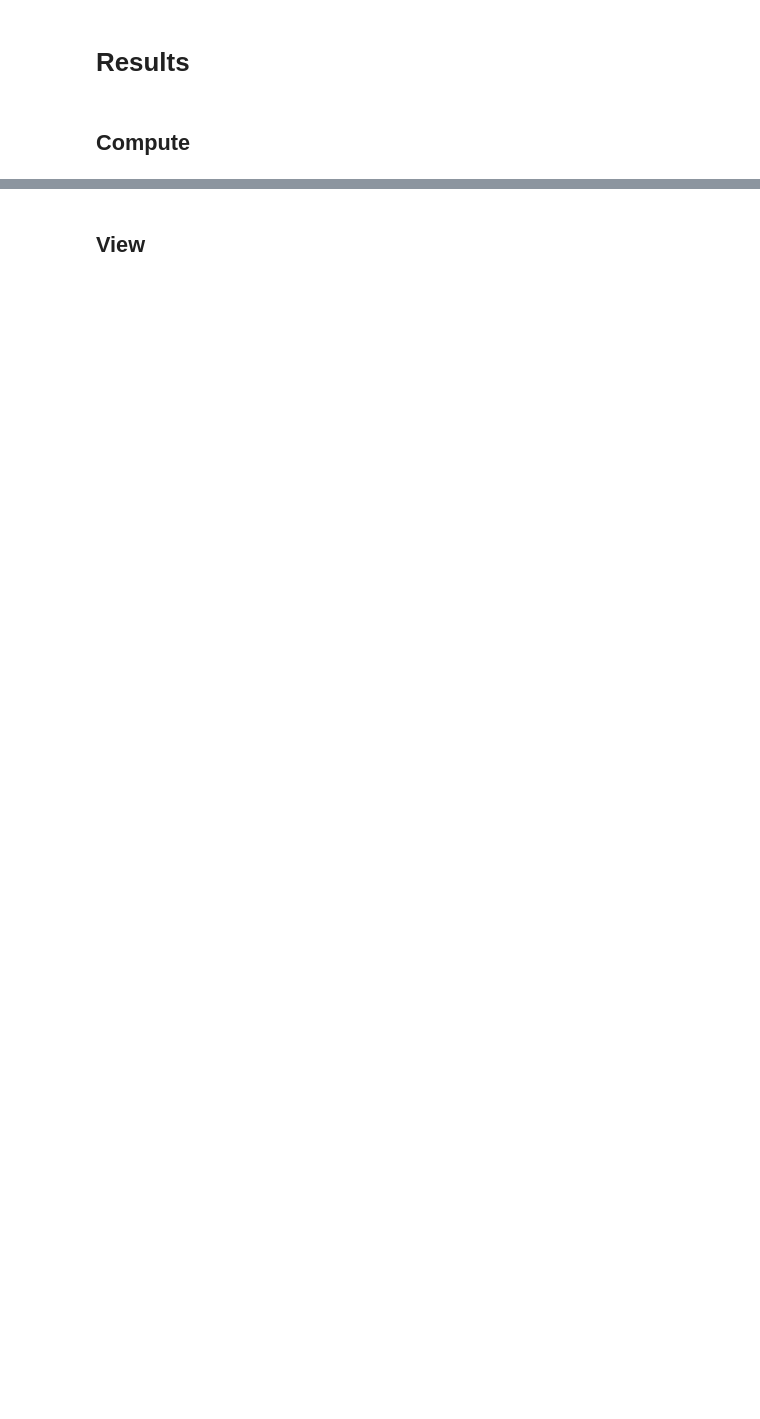
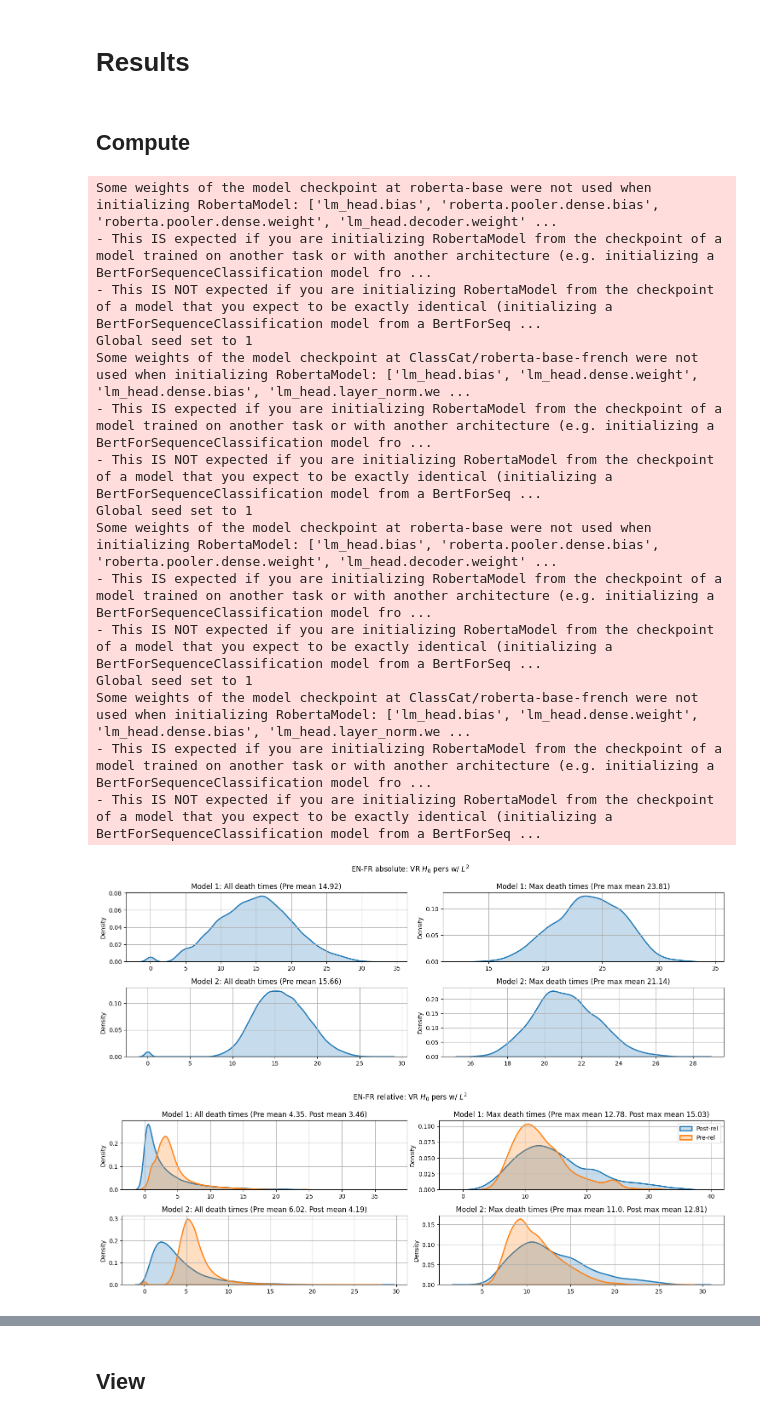
Before and after one commit to AGarciaCast/Topo_Reg_Relative_Rep, a Jupyter notebook: topo_multilingual_stitching.ipynb, the cells around one changed output, grey strips where cells are left out. Cells and saved outputs as stored; diff of their text form; code cells hidden in the pictures; blank space fills up the shorter version.

```diff
--- a/topo_multilingual_stitching.ipynb
+++ b/topo_multilingual_stitching.ipynb
@@ -482,16 +482,16 @@ train_network("fr", mode="relative", seed=1, test=True, topo=None)
 # %%
-SEEDS = [0, 1]
+SEEDS = [0,1]
 run = True
 
 if run:
     for seed in tqdm(SEEDS, leave=False, desc="seed"):
         for embedding_type in tqdm(["relative"], leave=False, desc="embedding_type"):
             for mode in ["vanilla"]:
-                for train_lang in tqdm(["en", "fr"], leave=False, desc="lang"):
+                for train_lang in tqdm(["en"], leave=False, desc="lang"):
                     model = LitTopoRelRoberta.load_from_checkpoint(
                                   CHECKPOINT_PATH /
                                   f"{'fine_grained' if fine_grained else 'coarse_grained'}/{mode}_linear_{train_lang}_{embedding_type}_seed{seed}" /
-                                  "lightning_logs/version_0/checkpoints/best.ckpt",
+                                  "lightning_logs/version_0/checkpoints/full-v1.ckpt",
                                    linear=True)
 
                     with open(CHECKPOINT_PATH /
@@ -506,7 +506,7 @@ if run:
 
 
                     res = test_model(model, test_lang2dataloader[train_lang][0])
-                    with open("res.txt", "a") as f:
+                    """ with open("res.txt", "a") as f:
                         f.write(f"-------------###-------------\n")
 
                         f.write(f"precision {res[0]}\n")
@@ -514,14 +514,14 @@ if run:
                         f.write(f"acc {res[2]}\n")
                         f.write(f"fscore {res[3]}\n")
                         f.write(f"mae {res[4]}\n")
-
+                    """
 
                     print("precision", res[0])
                     print("recall", res[1])
                     print("acc", res[2])
                     print("fscore", res[3])
                     print("mae", res[4])
-
+                    """
                     title = f"{train_lang.upper()} {embedding_type}: VR " + r"$H_0$" + " pers w/ " + r"$L^2$"
                     if mode == "topo":
                         title+= f" ({topo[0]}, "+ r"$\lambda={}$, ".format(topo[3]) + r"$\beta={}$)".format(topo[2])
@@ -530,5 +530,5 @@ if run:
                      FIG_PATH / f"rel_{mode}"/
                      f"{'fine_grained' if fine_grained else 'coarse_grained'}/best_full_topo_dist_linear/{train_lang}_{embedding_type}_seed{seed}.png",
                      title=title,
-                     pers="L_2", plot_topo=True, relative=is_rel);
+                     pers="L_2", plot_topo=True, relative=is_rel);"""
 # %% [output]
@@ -621,17 +595,15 @@ numeric_results = {
     },
 }
 
-pers = "L_2"
-langs= ["en", "fr"]
-embeddings = ["absolute"]
-modes = ["vanilla"]
+
 
 pers = "L_2"
 langs= ["en", "fr"]
+modes = ["vanilla"]
 embeddings = ["absolute", "relative"]
-check_best = False
+check_best = True
 
-for seed in [0]:
+for seed in [1]:
     models = {
         train_mode: {
             embedding_type: {
@@ -696,13 +668,13 @@ for seed in [0]:
 
 
                         if relative:
-                          model_dec.anchor_dataloader = anchors_lang2dataloader[dec_lang]
+                            model_dec.anchor_dataloader = anchors_lang2dataloader[dec_lang]
 
                         compare_topo_models(model_enc, model_dec, device,
                                             dataloader1=test_lang2dataloader[enc_lang][1],
                                             dataloader2=test_lang2dataloader[dec_lang][1],
                                             save_path= FIG_PATH / "rel_vanilla" /
-                                                        f"{'fine_grained' if fine_grained else 'coarse_grained'}/{'best' if check_best else 'full'}_topo_dist_linear/{enc_lang}_{dec_lang}_{embed_type}_seed{seed}.png",
+                                                        f"{'fine_grained' if fine_grained else 'coarse_grained'}/{'best_' if check_best else ''}full_topo_dist_linear/{enc_lang}_{dec_lang}_{embed_type}_seed{seed}.png",
                                             title=title,
                                             pers=pers,
                                             relative=relative,
@@ -720,31 +692,49 @@ for seed in [0]:
                         else:
                             numeric_results[mode]["CKA_pre"].append(res)
                             numeric_results[mode]["CKA_post"].append(-1.)
 
                     elif j<i:
                         numeric_results[mode]["CKA_pre"].append(numeric_results[mode]["CKA_pre"][i + j*len(langs) + k*len(langs)**2])
                         numeric_results[mode]["CKA_post"].append(numeric_results[mode]["CKA_post"][i + j*len(langs) + k*len(langs)**2])
                     else:
                         numeric_results[mode]["CKA_pre"].append(1.)
                         if relative:
                             numeric_results[mode]["CKA_post"].append(1.)
                         else:
                             numeric_results[mode]["CKA_post"].append(-1.)
 
 
                     numeric_results[mode]["embed_type"].append(embed_type)
                     numeric_results[mode]["enc_lang"].append(enc_lang)
                     numeric_results[mode]["dec_lang"].append(dec_lang)
                     numeric_results[mode]["precision"].append(precision)
                     numeric_results[mode]["recall"].append(recall)
                     numeric_results[mode]["acc"].append(acc)
                     numeric_results[mode]["fscore"].append(fscore)
                     numeric_results[mode]["stitched"].append(enc_lang != dec_lang)
                     numeric_results[mode]["mae"].append(mae)
                     numeric_results[mode]["seed"].append(seed)
 
     for mode in modes:
         for embed_type in embeddings:
             for enc_lang in langs:
                    del models[mode][embed_type][enc_lang]
+# %% [output]
+Some weights of the model checkpoint at roberta-base were not used when initializing RobertaModel: ['lm_head.bias', 'roberta.pooler.dense.bias', 'roberta.pooler.dense.weight', 'lm_head.decoder.weight' ...
+- This IS expected if you are initializing RobertaModel from the checkpoint of a model trained on another task or with another architecture (e.g. initializing a BertForSequenceClassification model fro ...
+- This IS NOT expected if you are initializing RobertaModel from the checkpoint of a model that you expect to be exactly identical (initializing a BertForSequenceClassification model from a BertForSeq ...
+Global seed set to 1
+Some weights of the model checkpoint at ClassCat/roberta-base-french were not used when initializing RobertaModel: ['lm_head.bias', 'lm_head.dense.weight', 'lm_head.dense.bias', 'lm_head.layer_norm.we ...
+- This IS expected if you are initializing RobertaModel from the checkpoint of a model trained on another task or with another architecture (e.g. initializing a BertForSequenceClassification model fro ...
+- This IS NOT expected if you are initializing RobertaModel from the checkpoint of a model that you expect to be exactly identical (initializing a BertForSequenceClassification model from a BertForSeq ...
+Global seed set to 1
+Some weights of the model checkpoint at roberta-base were not used when initializing RobertaModel: ['lm_head.bias', 'roberta.pooler.dense.bias', 'roberta.pooler.dense.weight', 'lm_head.decoder.weight' ...
+- This IS expected if you are initializing RobertaModel from the checkpoint of a model trained on another task or with another architecture (e.g. initializing a BertForSequenceClassification model fro ...
+- This IS NOT expected if you are initializing RobertaModel from the checkpoint of a model that you expect to be exactly identical (initializing a BertForSequenceClassification model from a BertForSeq ...
+Global seed set to 1
+Some weights of the model checkpoint at ClassCat/roberta-base-french were not used when initializing RobertaModel: ['lm_head.bias', 'lm_head.dense.weight', 'lm_head.dense.bias', 'lm_head.layer_norm.we ...
+- This IS expected if you are initializing RobertaModel from the checkpoint of a model trained on another task or with another architecture (e.g. initializing a BertForSequenceClassification model fro ...
+- This IS NOT expected if you are initializing RobertaModel from the checkpoint of a model that you expect to be exactly identical (initializing a BertForSequenceClassification model from a BertForSeq ...
+[figure, added]
+[figure, added]
 # %%
```
Also changed, not shown: parts of 5 cells of this notebook, 13 other files.
